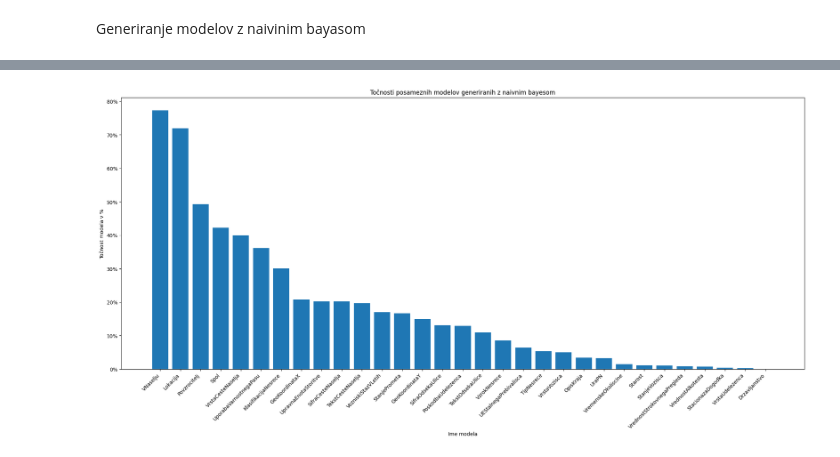
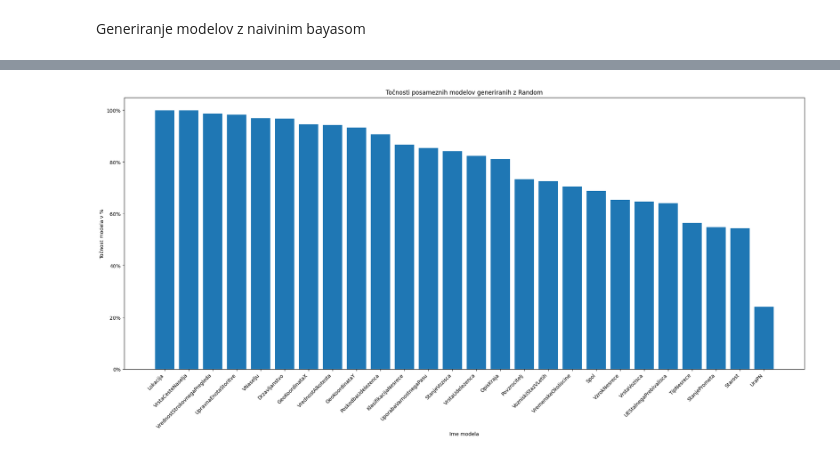
Before and after one commit to BlazJe/PR2520, a Jupyter notebook: model.ipynb, the cells around one changed output, grey strips where cells are left out. Saved outputs shown, nothing was run; the diff lists cells and outputs as text; code cells hidden in the pictures.

Commit message:
finished generating with random forest

```diff
--- a/model.ipynb
+++ b/model.ipynb
@@ -235,7 +238,14 @@ def generateModelsNaiveBayas(data):
 # %%
 def generateAccuracyGraph(path):
     f = open(path, "r").readlines()
-    saveFolder = path.split("/")[0] + "/"
+    paths = path.split("/")
+    saveFolder = paths[0] + "/"
+
+    methodUsed = ""
+    for partOfName in paths[0].split("_"):
+        if (partOfName != "models"):
+            methodUsed += partOfName + " "
+
     modelName = []
     accuracy = []
     for line in f:
@@ -252,7 +262,7 @@ def generateAccuracyGraph(path):
     graphData = graphData.sort_values(by="accuracy", ascending=False)
     plt.figure(figsize=(20,10))
     plt.bar(graphData["name"], graphData["accuracy"])
-    plt.title("Točnosti posameznih modelov generiranih z naivnim bayesom")
+    plt.title("Točnosti posameznih modelov generiranih z " + methodUsed)
     plt.ylabel("Točnost modela v %")
     plt.xlabel("Ime modela")
     plt.xticks(rotation=45, ha="right")
@@ -293,5 +318,5 @@ Error:
 # %%
-path = "models_naiveBayas/accuracy.txt"
+path = "models_Random_Forest/accuracy.txt"
 generateAccuracyGraph(path)
 # %% [output]
-[figure, old version]
+[figure, new version]
```
Also changed, not shown: parts of 2 cells of this notebook, 41 other files.
